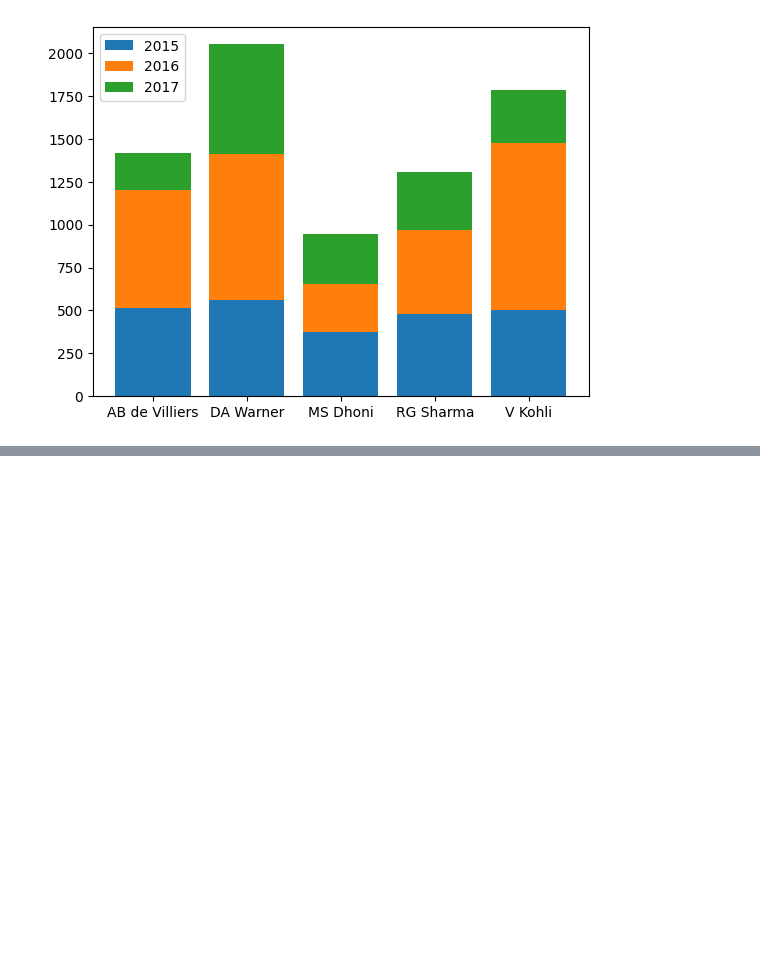
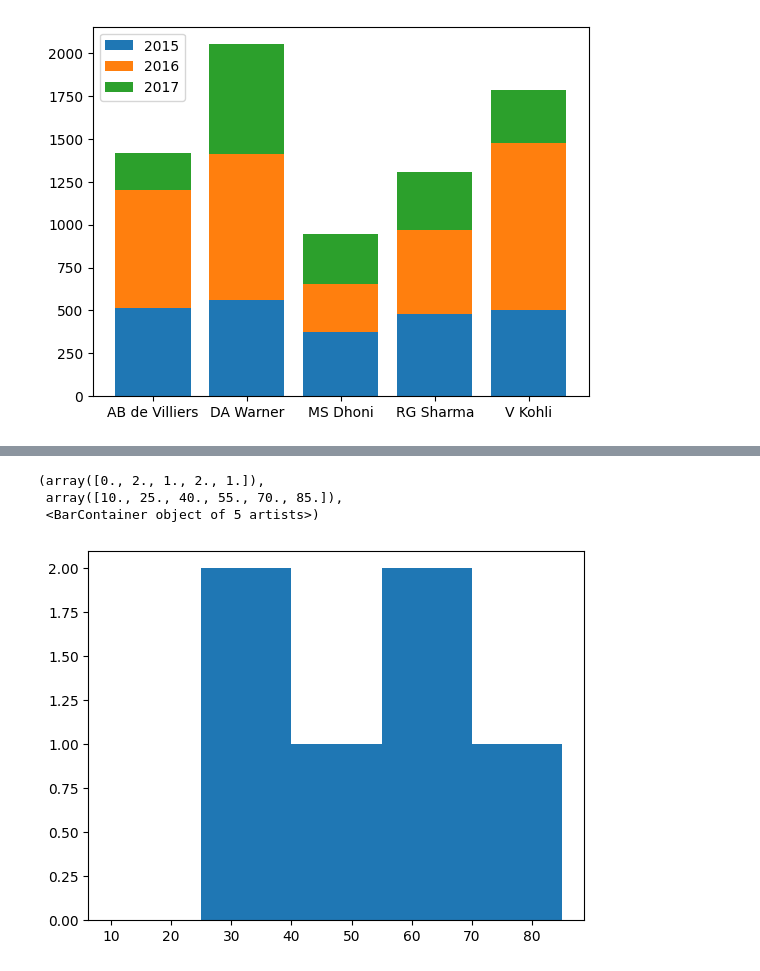
Before and after one commit to Vivek-Joshi17/Data_Visualization, a Jupyter notebook: Data_Visualize.ipynb, the cells around one changed output, grey strips where cells are left out. Saved outputs shown, nothing was run; the diff lists cells and outputs as text; code cells hidden in the pictures; blank space fills up the shorter version.

```diff
--- a/Data_Visualize.ipynb
+++ b/Data_Visualize.ipynb
@@ -320,0 +336,9 @@ plt.show()
+# %%
+#bin size
+data=[32,55,27,47,77,65]
+plt.hist(data,bins=[10,25,40,55,70,85])
+# %% [output]
+(array([0., 2., 1., 2., 1.]),
+ array([10., 25., 40., 55., 70., 85.]),
+ <BarContainer object of 5 artists>)
+[figure, added]
```
Also changed, not shown: parts of 7 cells of this notebook.
